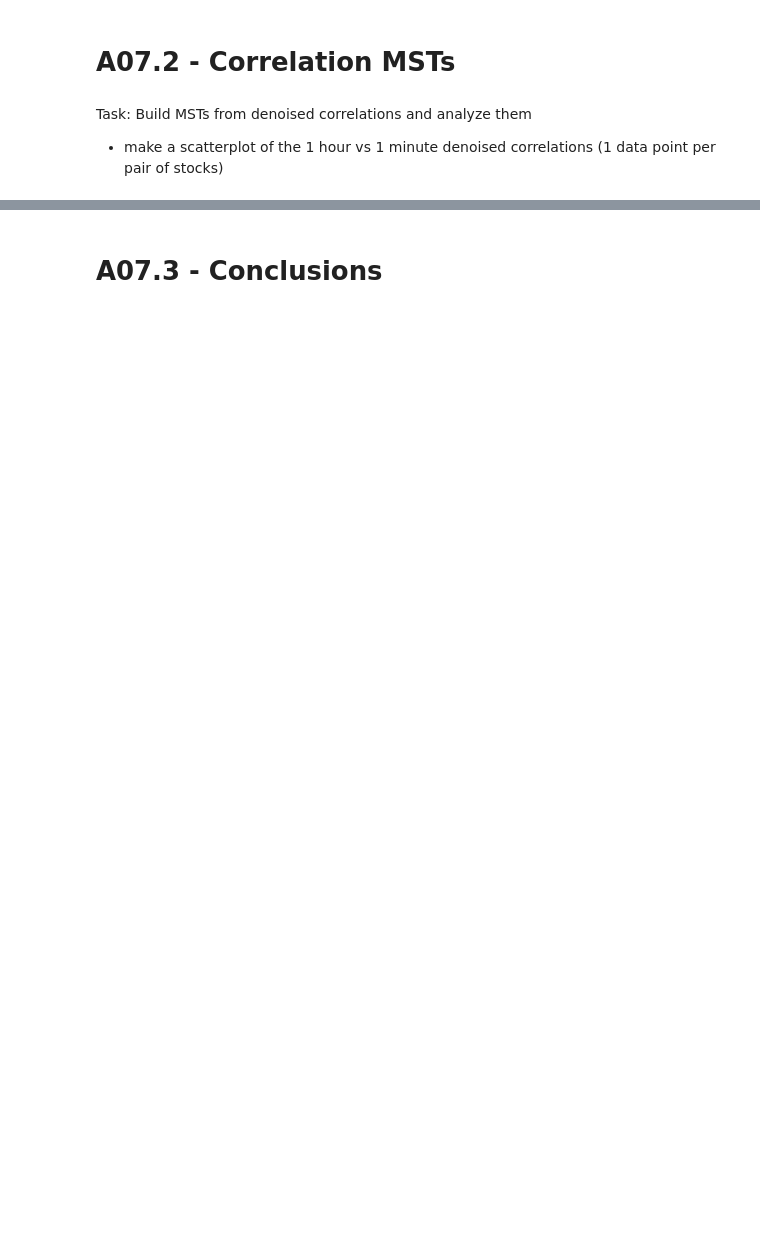
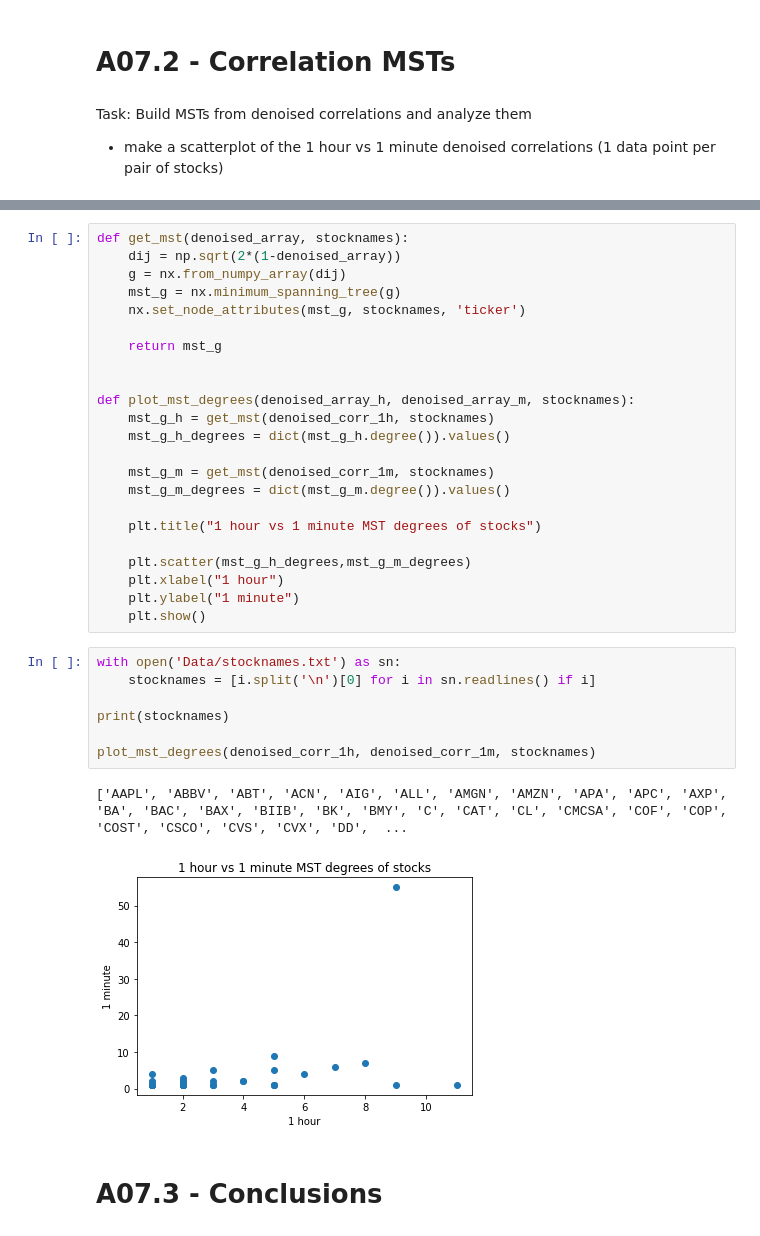
Before and after one commit to epura/NS, a Jupyter notebook: EX7/Pura_Eleonora_EX07.ipynb, the cells around one changed output, grey strips where cells are left out. Drawn from its saved outputs; the diff is of its cells as text; blank space fills up the shorter version.

```diff
--- a/EX7/Pura_Eleonora_EX07.ipynb
+++ b/EX7/Pura_Eleonora_EX07.ipynb
@@ -139,3 +173,36 @@ scatter_plot(denoised_corr_1h, denoised_corr_1m, "Denoised correlation 1h vs. 1m
+# %%
+def get_mst(denoised_array, stocknames):
+    dij = np.sqrt(2*(1-denoised_array))
+    g = nx.from_numpy_array(dij)
+    mst_g = nx.minimum_spanning_tree(g)
+    nx.set_node_attributes(mst_g, stocknames, 'ticker')
+
+    return mst_g
+
+
+def plot_mst_degrees(denoised_array_h, denoised_array_m, stocknames):
+    mst_g_h = get_mst(denoised_corr_1h, stocknames)
+    mst_g_h_degrees = dict(mst_g_h.degree()).values()
+
+    mst_g_m = get_mst(denoised_corr_1m, stocknames)
+    mst_g_m_degrees = dict(mst_g_m.degree()).values()
+
+    plt.title("1 hour vs 1 minute MST degrees of stocks")
+
+    plt.scatter(mst_g_h_degrees,mst_g_m_degrees)
+    plt.xlabel("1 hour")
+    plt.ylabel("1 minute")
+    plt.show()
+# %%
+with open('Data/stocknames.txt') as sn:
+    stocknames = [i.split('\n')[0] for i in sn.readlines() if i]
+
+print(stocknames)
+
+plot_mst_degrees(denoised_corr_1h, denoised_corr_1m, stocknames)
+# %% [output]
+['AAPL', 'ABBV', 'ABT', 'ACN', 'AIG', 'ALL', 'AMGN', 'AMZN', 'APA', 'APC', 'AXP', 'BA', 'BAC', 'BAX', 'BIIB', 'BK', 'BMY', 'C', 'CAT', 'CL', 'CMCSA', 'COF', 'COP', 'COST', 'CSCO', 'CVS', 'CVX', 'DD',  ...
+[figure, added]
 # %% [markdown]
 <h1>A07.3 - Conclusions</h1>
 # %% [markdown]
```
Also changed, not shown: parts of 19 cells of this notebook.
